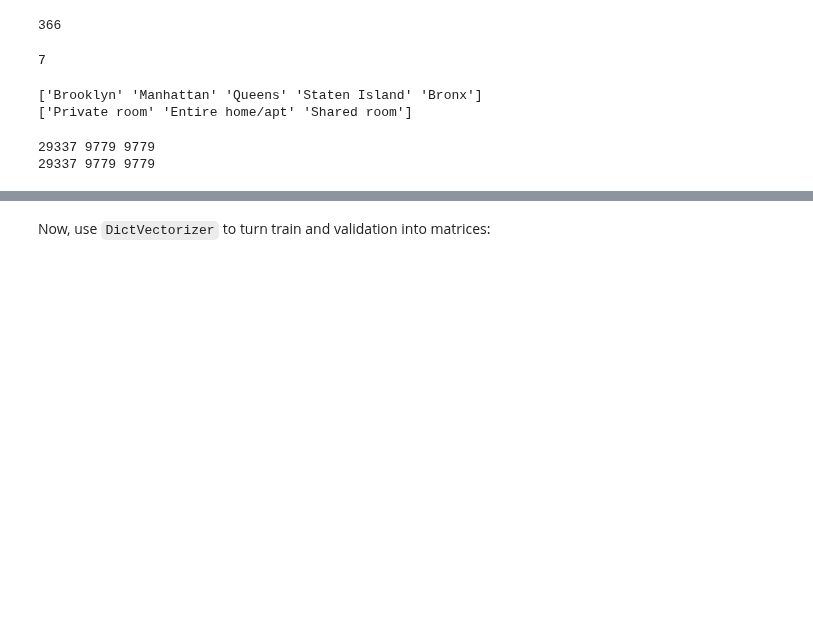
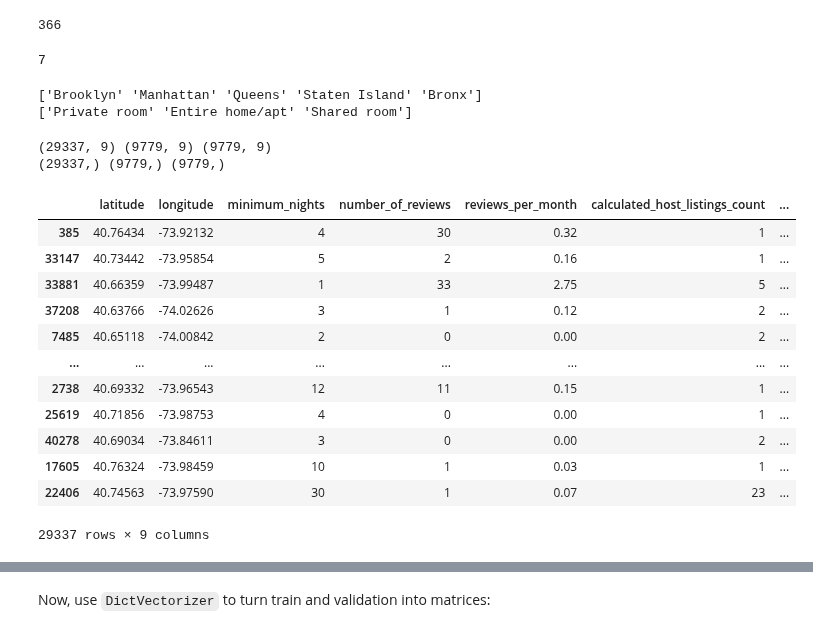
Before and after one commit to depknaraynscientist/Data_Science, a Jupyter notebook: ML_Zoomcamp_A6.ipynb, the cells around one changed output, grey strips where cells are left out. Drawn from its saved outputs; the diff is of its cells as text; code cells hidden in the pictures; blank space fills up the shorter version.

```diff
--- a/ML_Zoomcamp_A6.ipynb
+++ b/ML_Zoomcamp_A6.ipynb
@@ -49,4 +48,5 @@ df.reviews_per_month = df.reviews_per_month.fillna(0)
 * Use the `train_test_split` function and set the `random_state` parameter to 1
 # %%
 #df['price'].describe()
-df['price'] = np.log(df['price'])
+#df['price'] = np.log(df['price']) #issue in taking log. So lets take log1p
+df['price'] = np.log1p(df['price'])
@@ -109,8 +125,26 @@ from sklearn.model_selection import train_test_split
 X_1, X_test, y_1, y_test = train_test_split(df[numerical + categorical], df['price'], test_size = 0.2, random_state = 1)
 X_train, X_val, y_train, y_val = train_test_split(X_1, y_1, test_size=0.25, random_state=1)
 # %%
-print(len(X_train), len(X_val), len(X_test))
-print(len(y_train), len(y_val), len(y_test))
+print(X_train.shape, X_val.shape, X_test.shape)
+print(y_train.shape, y_val.shape, y_test.shape)
 # %% [output]
-29337 9779 9779
-29337 9779 9779
+(29337, 9) (9779, 9) (9779, 9)
+(29337,) (9779,) (9779,)
+# %%
+#Important : we need to reset the indexes else it will throw an error later.
+#Lets take a look at the X-train, X_val, etc.
+X_train #all are jumbled, so lets reset the indexes.
+# %% [output]
+|  | latitude | longitude | minimum_nights | number_of_reviews | reviews_per_month | calculated_host_listings_count | ... |
+| 385 | 40.76434 | -73.92132 | 4 | 30 | 0.32 | 1 | ... |
+| 33147 | 40.73442 | -73.95854 | 5 | 2 | 0.16 | 1 | ... |
+| 33881 | 40.66359 | -73.99487 | 1 | 33 | 2.75 | 5 | ... |
+| 37208 | 40.63766 | -74.02626 | 3 | 1 | 0.12 | 2 | ... |
+| 7485 | 40.65118 | -74.00842 | 2 | 0 | 0.00 | 2 | ... |
+| ... | ... | ... | ... | ... | ... | ... | ... |
+| 2738 | 40.69332 | -73.96543 | 12 | 11 | 0.15 | 1 | ... |
+| 25619 | 40.71856 | -73.98753 | 4 | 0 | 0.00 | 1 | ... |
+| 40278 | 40.69034 | -73.84611 | 3 | 0 | 0.00 | 2 | ... |
+| 17605 | 40.76324 | -73.98459 | 10 | 1 | 0.03 | 1 | ... |
+| 22406 | 40.74563 | -73.97590 | 30 | 1 | 0.07 | 23 | ... |
+29337 rows × 9 columns
```
Also changed, not shown: parts of 42 cells of this notebook.
